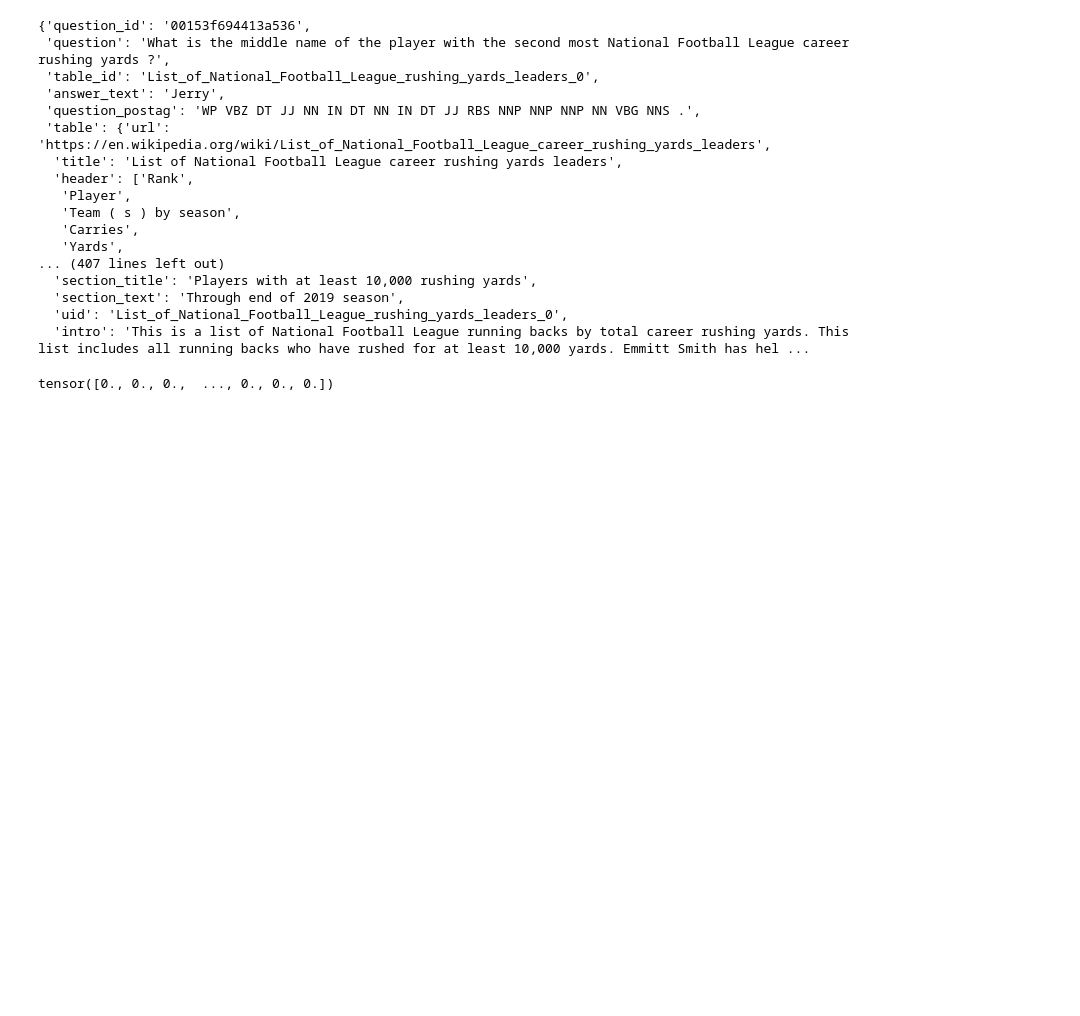
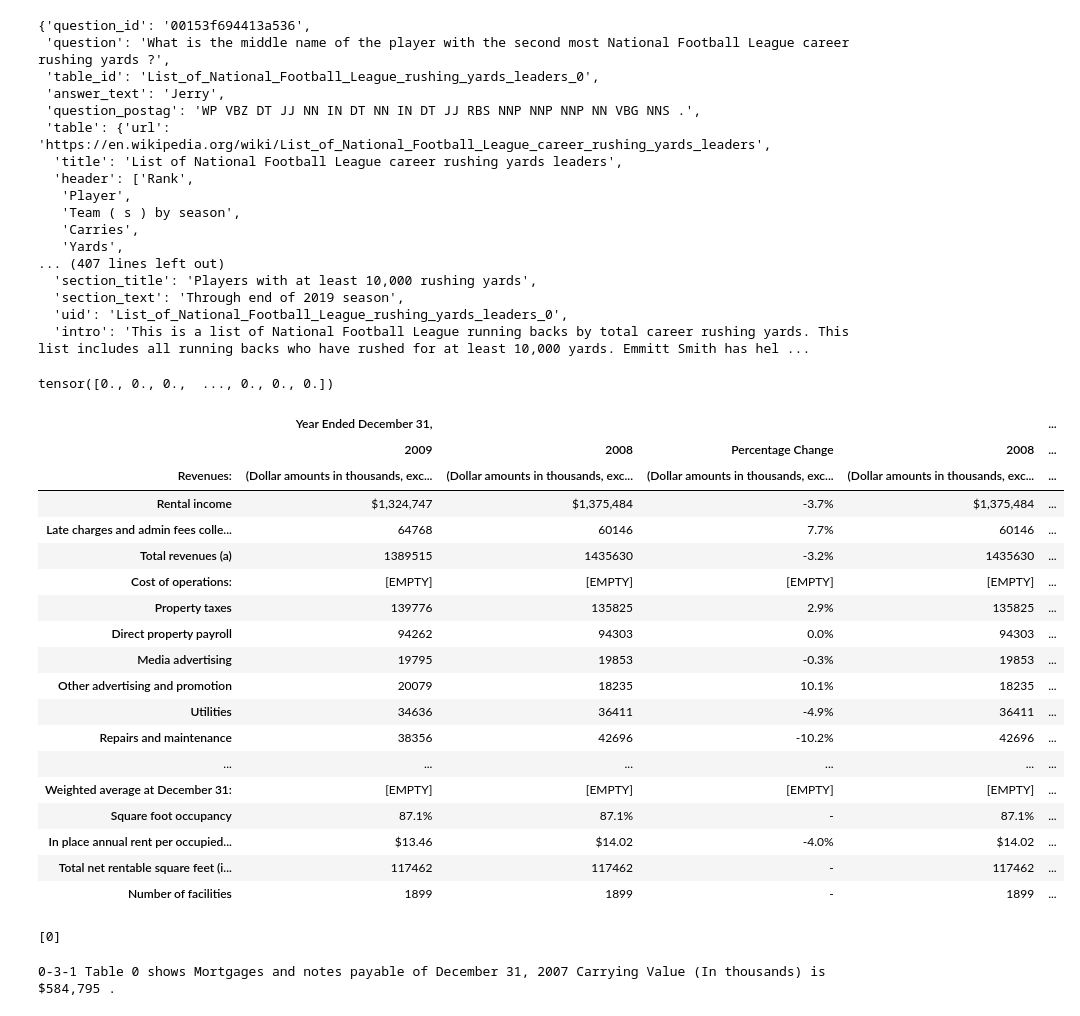
Before and after one commit to Double680/HEART, a Jupyter notebook: test.ipynb, the cells around one changed output. Saved outputs shown, nothing was run; the diff lists cells and outputs as text; code cells hidden in the pictures; blank space fills up the shorter version.

```diff
--- a/test.ipynb
+++ b/test.ipynb
@@ -150,0 +153,30 @@ emb = torch.load("embeddings/dev/b7642f569ac54d28af0a4a16683d3f35_emb.pth")
+# %%
+from table_description_generation import *
+
+data, header, top_header_nonexist_flag = readHTML(table_html)
+# %%
+data
+# %% [output]
+|  | Year Ended December 31, |  |  |  | ... |
+|  | 2009 | 2008 | Percentage Change | 2008 | ... |
+| Revenues: | (Dollar amounts in thousands, exc... | (Dollar amounts in thousands, exc... | (Dollar amounts in thousands, exc... | (Dollar amounts in thousands, exc... | ... |
+| Rental income | $1,324,747 | $1,375,484 | -3.7% | $1,375,484 | ... |
+| Late charges and admin fees colle... | 64768 | 60146 | 7.7% | 60146 | ... |
+| Total revenues (a) | 1389515 | 1435630 | -3.2% | 1435630 | ... |
+| Cost of operations: | [EMPTY] | [EMPTY] | [EMPTY] | [EMPTY] | ... |
+| Property taxes | 139776 | 135825 | 2.9% | 135825 | ... |
+| Direct property payroll | 94262 | 94303 | 0.0% | 94303 | ... |
+| Media advertising | 19795 | 19853 | -0.3% | 19853 | ... |
+| Other advertising and promotion | 20079 | 18235 | 10.1% | 18235 | ... |
+| Utilities | 34636 | 36411 | -4.9% | 36411 | ... |
+| Repairs and maintenance | 38356 | 42696 | -10.2% | 42696 | ... |
+| ... | ... | ... | ... | ... | ... |
+| Weighted average at December 31: | [EMPTY] | [EMPTY] | [EMPTY] | [EMPTY] | ... |
+| Square foot occupancy | 87.1% | 87.1% | - | 87.1% | ... |
+| In place annual rent per occupied... | $13.46 | $14.02 | -4.0% | $14.02 | ... |
+| Total net rentable square feet (i... | 117462 | 117462 | - | 117462 | ... |
+| Number of facilities | 1899 | 1899 | - | 1899 | ... |
+# %%
+header
+# %% [output]
+[0]
@@ -150,0 +188,6 @@ emb = torch.load("embeddings/dev/b7642f569ac54d28af0a4a16683d3f35_emb.pth")
+# %%
+for key, value in ds[0]['table_description'].items():
+    print(key, value)
+    break
+# %% [output]
+0-3-1 Table 0 shows Mortgages and notes payable of December 31, 2007 Carrying Value (In thousands) is $584,795 .
```
Also changed, not shown: parts of 7 cells of this notebook, 3 other files.
